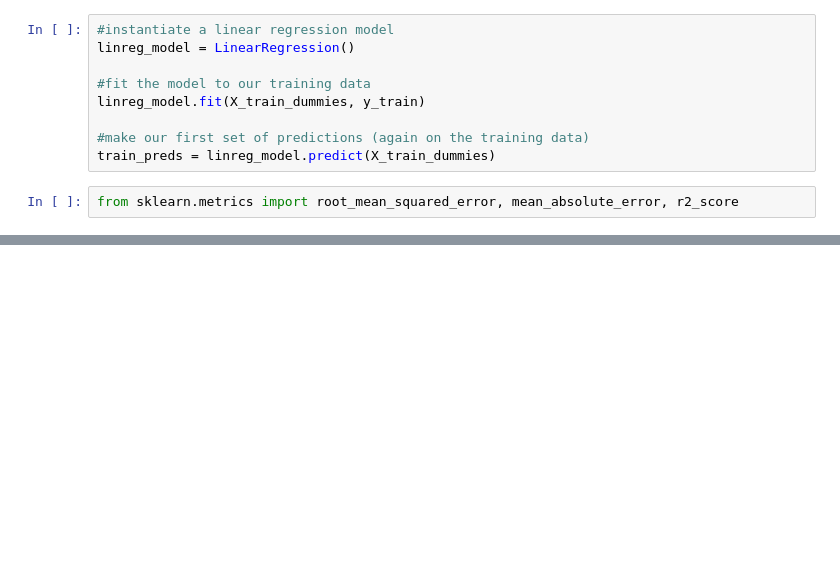
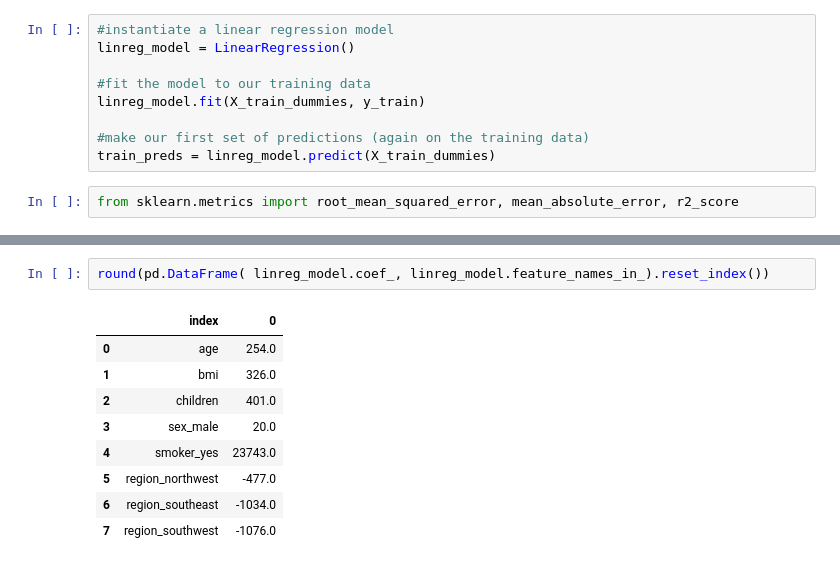
Before and after one commit to 4GeeksAcademy/linear_regression_initial_model, a Jupyter notebook: src/explore.ipynb, the cells around one changed output, grey strips where cells are left out. Cells and saved outputs as stored; diff of their text form; blank space fills up the shorter version.

```diff
--- a/src/explore.ipynb
+++ b/src/explore.ipynb
@@ -99,0 +100,12 @@ R^2 score: 0.7481309051829794
+# %%
+round(pd.DataFrame( linreg_model.coef_, linreg_model.feature_names_in_).reset_index())
+# %% [output]
+|  | index | 0 |
+| 0 | age | 254.0 |
+| 1 | bmi | 326.0 |
+| 2 | children | 401.0 |
+| 3 | sex_male | 20.0 |
+| 4 | smoker_yes | 23743.0 |
+| 5 | region_northwest | -477.0 |
+| 6 | region_southeast | -1034.0 |
+| 7 | region_southwest | -1076.0 |
```
Also changed, not shown: parts of 1 cell of this notebook.
